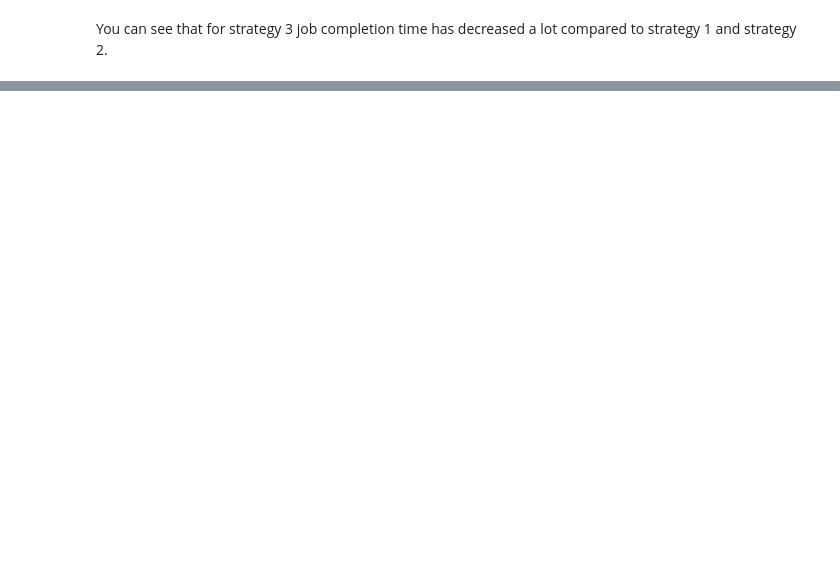
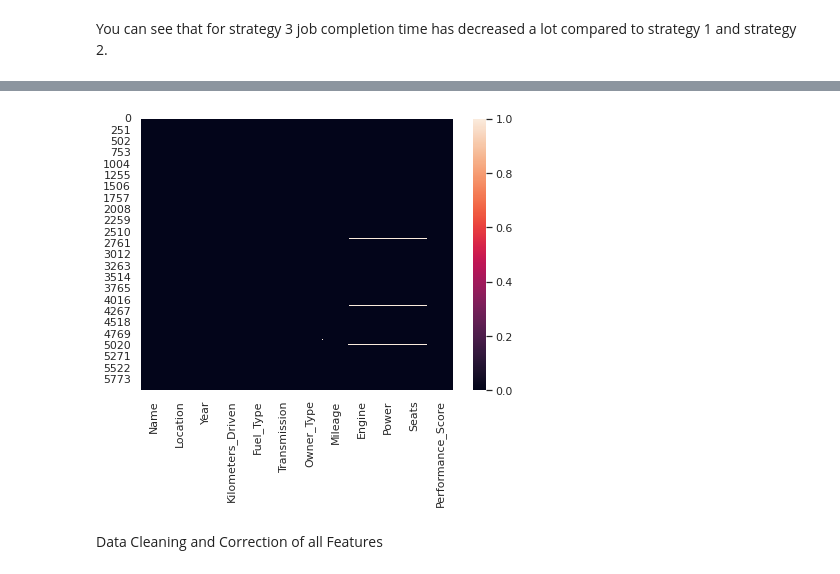
Before and after one commit to mohankrishnas3/Cloud, a Jupyter notebook: Cloud_project.ipynb, the cells around one changed output, grey strips where cells are left out. Drawn from its saved outputs; the diff is of its cells as text; code cells hidden in the pictures; blank space fills up the shorter version.

```diff
--- a/Cloud_project.ipynb
+++ b/Cloud_project.ipynb
@@ -441,0 +483,2 @@ You can see that for strategy 3 job completion time has decreased a lot compared
+# %%
+df = pd.read_csv("/content/train-data.csv")
@@ -441,0 +507,2 @@ You can see that for strategy 3 job completion time has decreased a lot compared
+# %%
+df.drop(["Unnamed: 0","New_Price"],axis=1,inplace=True)
@@ -441,0 +543,8 @@ You can see that for strategy 3 job completion time has decreased a lot compared
+# %%
+plt.figure(figsize=(7,5))
+sns.heatmap(df.isnull())
+plt.show()
+# %% [output]
+[figure, added]
+# %% [markdown]
+Data Cleaning and Correction of all Features
```
Also changed, not shown: parts of 160 cells of this notebook.
